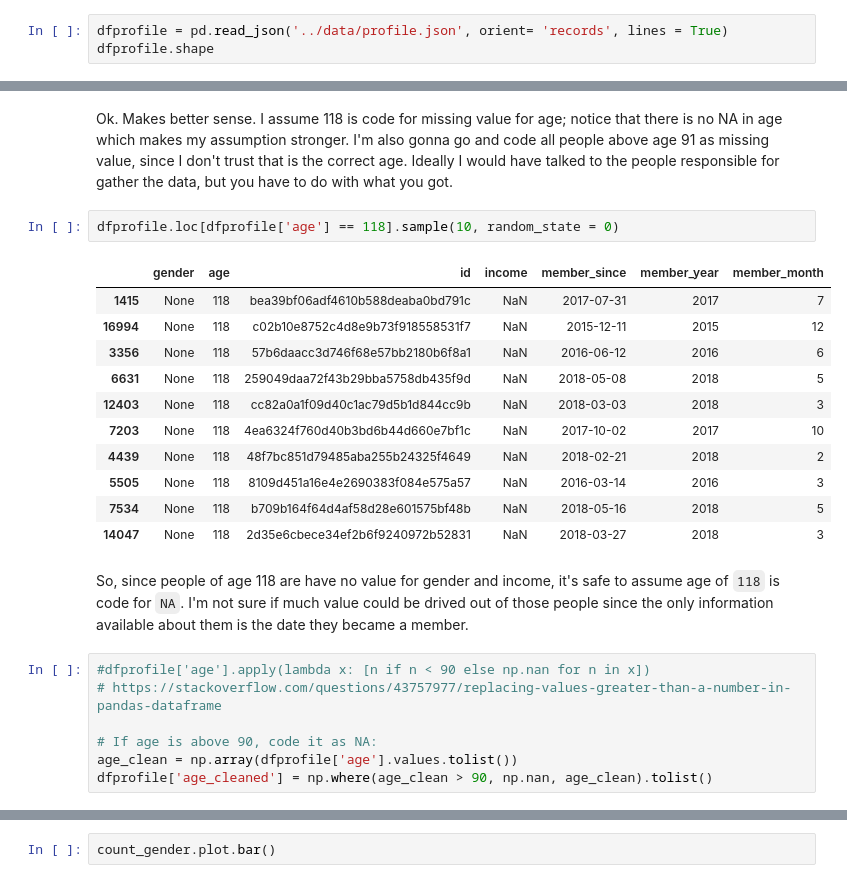
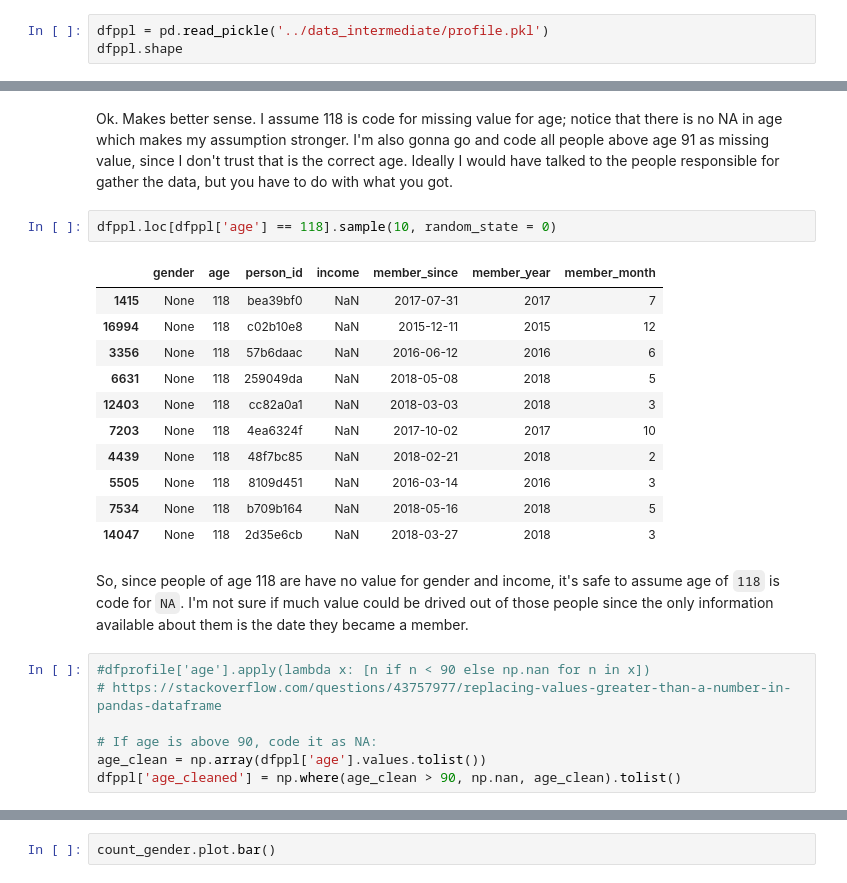
Before and after one commit to heschmat/starbucks, a Jupyter notebook: EDA/profile.ipynb, the cells around one changed output, grey strips where cells are left out. Saved outputs shown, nothing was run; the diff lists cells and outputs as text.

Commit message:
Move some code to the cleaning notebook. And prevent .

```diff
--- a/EDA/profile.ipynb
+++ b/EDA/profile.ipynb
@@ -4,6 +4,6 @@ import pandas as pd
 
 import matplotlib.pyplot as plt
 # %%
-dfprofile = pd.read_json('../data/profile.json', orient= 'records', lines = True)
-dfprofile.shape
+dfppl = pd.read_pickle('../data_intermediate/profile.pkl')
+dfppl.shape
 # %% [output]
@@ -130,19 +109,19 @@ dfprofile['age'].isna().sum()
 # %% [markdown]
 Ok. Makes better sense. I assume 118 is code for missing value for age; notice that there is no NA in age which makes my assumption stronger. I'm also gonna go and code all people above age 91 as missing value, since I don't trust that is the correct age. Ideally I would have talked to the people responsible for gather the data, but you have to do with what you got.
 # %%
-dfprofile.loc[dfprofile['age'] == 118].sample(10, random_state = 0)
+dfppl.loc[dfppl['age'] == 118].sample(10, random_state = 0)
 # %% [output]
-|  | gender | age | id | income | member_since | member_year | member_month |
-| 1415 | None | 118 | bea39bf06adf4610b588deaba0bd791c | NaN | 2017-07-31 | 2017 | 7 |
-| 16994 | None | 118 | c02b10e8752c4d8e9b73f918558531f7 | NaN | 2015-12-11 | 2015 | 12 |
-| 3356 | None | 118 | 57b6daacc3d746f68e57bb2180b6f8a1 | NaN | 2016-06-12 | 2016 | 6 |
-| 6631 | None | 118 | 259049daa72f43b29bba5758db435f9d | NaN | 2018-05-08 | 2018 | 5 |
-| 12403 | None | 118 | cc82a0a1f09d40c1ac79d5b1d844cc9b | NaN | 2018-03-03 | 2018 | 3 |
-| 7203 | None | 118 | 4ea6324f760d40b3bd6b44d660e7bf1c | NaN | 2017-10-02 | 2017 | 10 |
-| 4439 | None | 118 | 48f7bc851d79485aba255b24325f4649 | NaN | 2018-02-21 | 2018 | 2 |
-| 5505 | None | 118 | 8109d451a16e4e2690383f084e575a57 | NaN | 2016-03-14 | 2016 | 3 |
-| 7534 | None | 118 | b709b164f64d4af58d28e601575bf48b | NaN | 2018-05-16 | 2018 | 5 |
-| 14047 | None | 118 | 2d35e6cbece34ef2b6f9240972b52831 | NaN | 2018-03-27 | 2018 | 3 |
+|  | gender | age | person_id | income | member_since | member_year | member_month |
+| 1415 | None | 118 | bea39bf0 | NaN | 2017-07-31 | 2017 | 7 |
+| 16994 | None | 118 | c02b10e8 | NaN | 2015-12-11 | 2015 | 12 |
+| 3356 | None | 118 | 57b6daac | NaN | 2016-06-12 | 2016 | 6 |
+| 6631 | None | 118 | 259049da | NaN | 2018-05-08 | 2018 | 5 |
+| 12403 | None | 118 | cc82a0a1 | NaN | 2018-03-03 | 2018 | 3 |
+| 7203 | None | 118 | 4ea6324f | NaN | 2017-10-02 | 2017 | 10 |
+| 4439 | None | 118 | 48f7bc85 | NaN | 2018-02-21 | 2018 | 2 |
+| 5505 | None | 118 | 8109d451 | NaN | 2016-03-14 | 2016 | 3 |
+| 7534 | None | 118 | b709b164 | NaN | 2018-05-16 | 2018 | 5 |
+| 14047 | None | 118 | 2d35e6cb | NaN | 2018-03-27 | 2018 | 3 |
 # %% [markdown]
 So, since people of age 118 are have no value for gender and income, it's safe to assume age of `118` is code for `NA`. I'm not sure if much value could be drived out of those people since the only information available about them is the date they became a member.
 # %%
@@ -150,6 +129,6 @@ So, since people of age 118 are have no value for gender and income, it's safe t
 # https://stackoverflow.com/questions/43757977/replacing-values-greater-than-a-number-in-pandas-dataframe
 
 # If age is above 90, code it as NA:
-age_clean = np.array(dfprofile['age'].values.tolist())
-dfprofile['age_cleaned'] = np.where(age_clean > 90, np.nan, age_clean).tolist()
+age_clean = np.array(dfppl['age'].values.tolist())
+dfppl['age_cleaned'] = np.where(age_clean > 90, np.nan, age_clean).tolist()
 # %%
```
Also changed, not shown: parts of 26 cells of this notebook.
